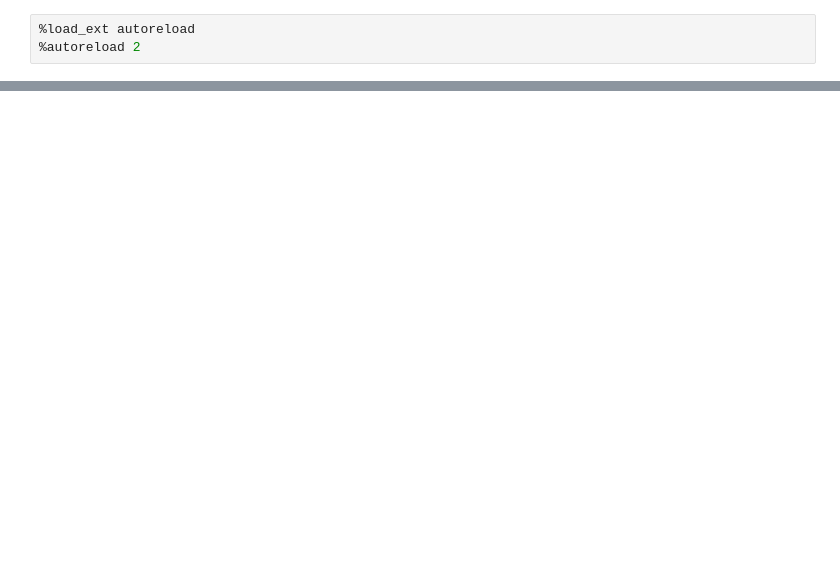
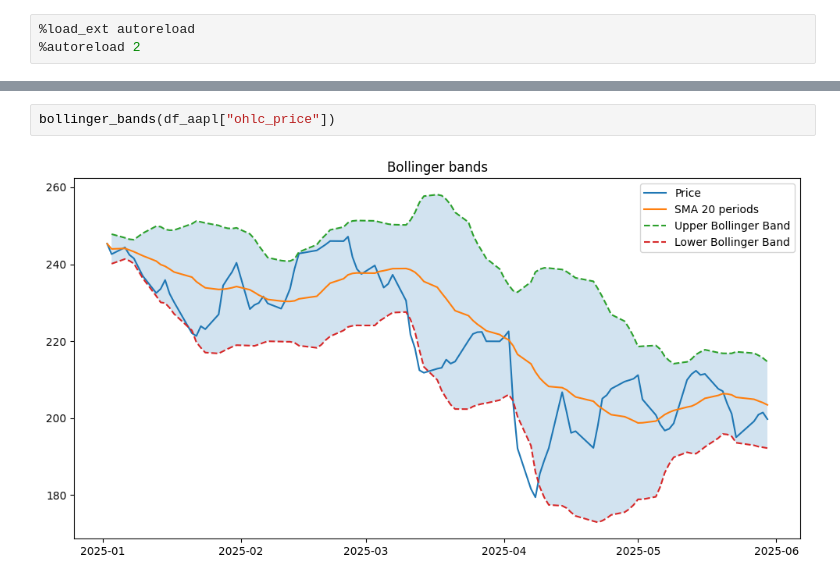
Before and after one commit to elissamim/quant_research_toolbox, a Jupyter notebook: notebooks/1-momentum_sma_crossover.ipynb, the cells around one changed output, grey strips where cells are left out. Saved outputs shown, nothing was run; the diff lists cells and outputs as text; blank space fills up the shorter version.

Commit message:
(refacto) plots

```diff
--- a/notebooks/1-momentum_sma_crossover.ipynb
+++ b/notebooks/1-momentum_sma_crossover.ipynb
@@ -56,3 +57,7 @@ Momentum.naive_momentum(df_aapl, "ohlc_price")
 | 2025-05-29 | 78 | 0 | 0.552502 | 0 |
 | 2025-05-30 | 79 | 0 | -1.722496 | 0 |
 102 rows × 4 columns
+# %%
+bollinger_bands(df_aapl["ohlc_price"])
+# %% [output]
+[figure, added]
```
Also changed, not shown: parts of 4 cells of this notebook, 1 other file.
